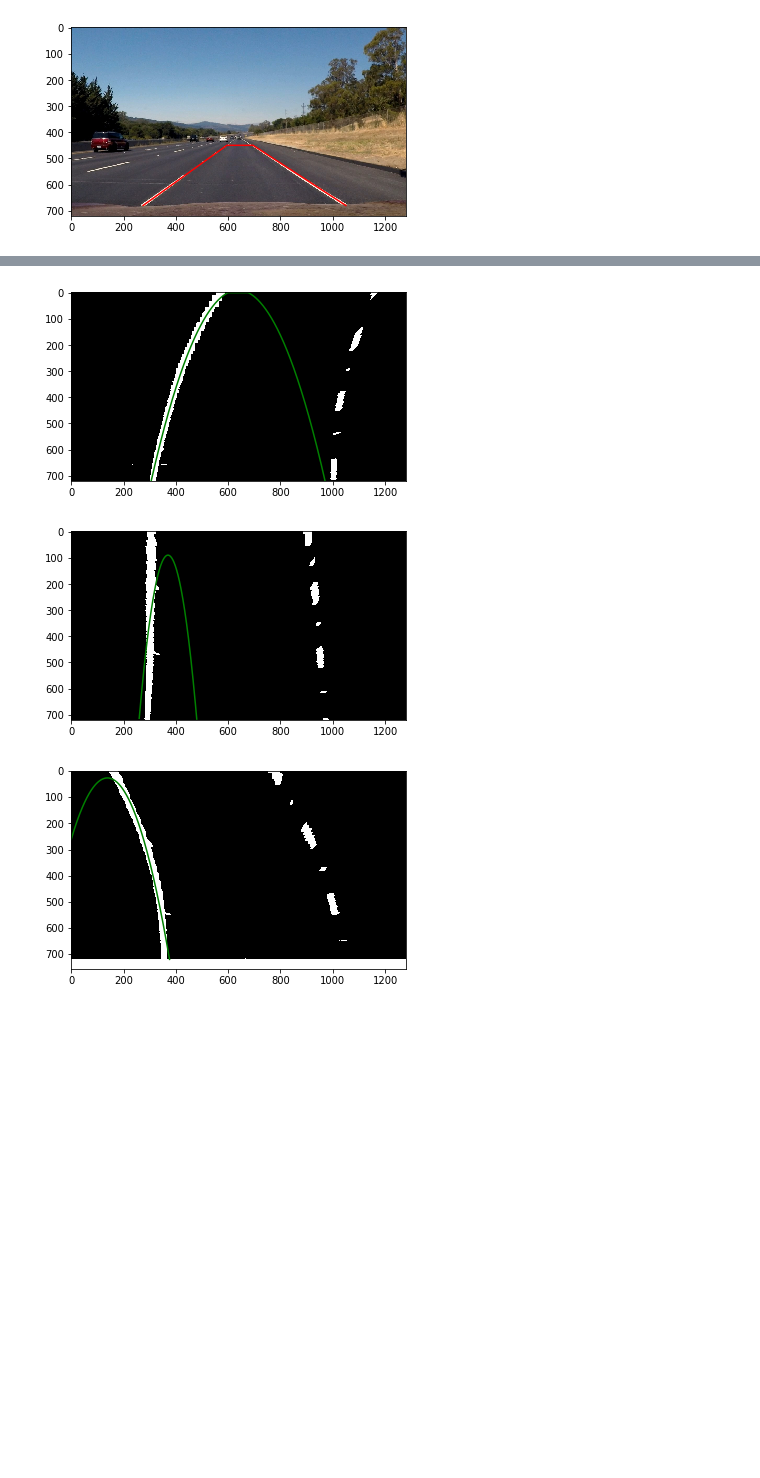
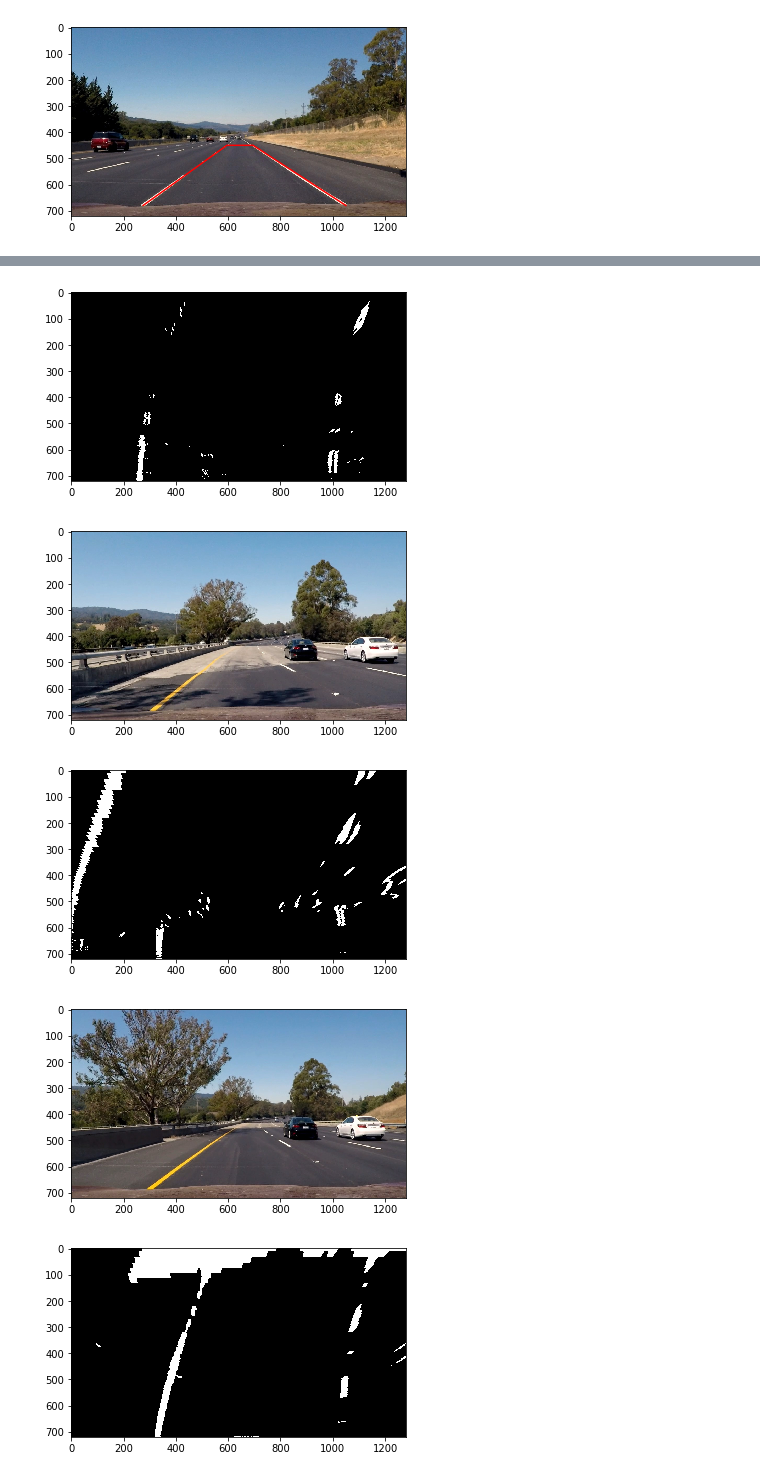
Before and after one commit to eetti/CarND-Advanced-Lane-Lines, a Jupyter notebook: advanced_lane_finding.ipynb, the cells around one changed output, grey strips where cells are left out. Drawn from its saved outputs; the diff is of its cells as text; code cells hidden in the pictures; blank space fills up the shorter version.

```diff
--- a/advanced_lane_finding.ipynb
+++ b/advanced_lane_finding.ipynb
@@ -50,8 +46,8 @@ def warp_image(image):
     warped = cv2.warpPerspective(image, M, (1280, 720))
     return warped
 
-def pipeline(image, camera_matrix, distortion_coeffs):
-    image = cv2.undistort(image, camera_matrix, distortion_coeffs)
+def pipeline(image):
+    image = cv2.undistort(image, camera_matrix, distortion)
 
     red = image[:,:,0]
     green = image[:,:,1]
@@ -66,12 +62,14 @@ def pipeline(image, camera_matrix, distortion_coeffs):
     sobely = cv2.Sobel(gray, cv2.CV_64F, 0, 1, ksize=15)
     abs_sobelx = np.absolute(sobelx)
     abs_sobely = np.absolute(sobely)
+    scaled_sobelx = np.uint8(abs_sobelx / np.max(abs_sobelx) * 255)
+    scaled_sobely = np.uint8(abs_sobely / np.max(abs_sobely) * 255)
     sobel_mag = np.sqrt(sobelx**2 + sobely**2)
     scaled_sobel_mag = np.uint8(sobel_mag / np.max(sobel_mag) * 255)
     sobel_angle = np.arctan2(abs_sobely, abs_sobelx)
 
-    x_index = np.int32([[x for x in range(gray.shape[1])] for y in range(gray.shape[0])])
-    y_index = np.int32([[y for x in range(gray.shape[1])] for y in range(gray.shape[0])])
+    x_index = np.float32([[x for x in range(gray.shape[1])] for y in range(gray.shape[0])])
+    y_index = np.float32([[y for x in range(gray.shape[1])] for y in range(gray.shape[0])])
 
     binary_output = np.zeros_like(gray)
     saturation_straddle = (saturation < 80) | (saturation > 200)
@@ -92,55 +90,21 @@ def pipeline(image, camera_matrix, distortion_coeffs):
         return warped
     else:
         binary = np.zeros_like(gray)
-#         search = (binary == 1) & (red > 130) & (green > 130) & (blue < 100) # for yellow line
-        search = (hue > 200)
+        yellow_line_search =(red > 130) & (green > 130) & (blue < 100) # for yellow line
+        search = (saturation > 100) & (hue > 150) & (red > 150) & (scaled_sobelx > 20) | yellow_line_search
         binary[search] = 1
-        return warp_image(binary)
-
-def polyfit(binary):
-    plt.figure()
-    plt.imshow(binary, cmap='gray')
-
-    colsums = np.sum(binary, axis=0)
-    midpoint = binary.shape[1] // 2
-    left_current = np.argmax(colsums[0:midpoint])
-    right_current = np.argmax(colsums[midpoint:]) + midpoint
-
-    nwindows = 10
-    window_height = binary.shape[0] // nwindows
-    left_points = []
-    right_points = []
-    for n in range(nwindows, 0, -1):
-        bottom = window_height * n
-        top = window_height * (n-1)
-        left_box = binary[top:bottom, left_current-100: left_current+100]
-        right_box = binary[top:bottom, right_current-100: right_current + 100]
-        lefts = np.transpose(np.nonzero(left_box)) + [top, left_current-100]
-        rights = np.transpose(np.nonzero(right_box)) + [top, right_current-100]
-        left_points.append(lefts)
-        right_points.append(rights)
-        if len(lefts) > 0:
-            left_current = int(np.mean(lefts[:,1]))
-        if len(rights) > 0:
-            right_current = int(np.mean(rights[:,1]))
-    left_points = np.concatenate(left_points)
-    right_points = np.concatenate(right_points)
-    left_poly = np.polyfit(left_points[:,1], left_points[:,0], 2)
-    right_poly = np.polyfit(right_points[:,1], right_points[:,0],2)
-    left_calc = np.poly1d(left_poly)
-    curve = [(x, left_calc(x)) for x in range(np.min(left)) if left_calc(x) < 720 and left_calc(x) > 0]
-    x = [x for x,y in curve]
-    y = [y for x,y in curve]
-    plt.plot(x,y, 'g')
-
-
-
+        warped = warp_image(binary)
+        return warped
 
 test_images = [mpimg.imread('test_images/' + filename) for filename in os.listdir('test_images')]
 for i, image in enumerate(test_images):
     hard = (0,1,6,7)
     easy = (2,3,4,5)
-    if i in easy:
-        binary = pipeline(image, camera_matrix, distortion)
-        poly = polyfit(binary)
+    if i in hard:
+        binary = pipeline(image)
+        plt.figure()
+        plt.imshow(image)
+        plt.figure()
+        plt.imshow(binary, cmap='gray')
+#         poly = polyfit(binary)
 # %% [output]
@@ -148,3 +112,5 @@ for i, image in enumerate(test_images):
-[figure, old version]
+[figure, new version]
-[figure, old version]
+[figure, new version]
-[figure, old version]
+[figure, new version]
+[figure, added]
+[figure, added]
```
Also changed, not shown: parts of 7 cells of this notebook, 1 other file.
